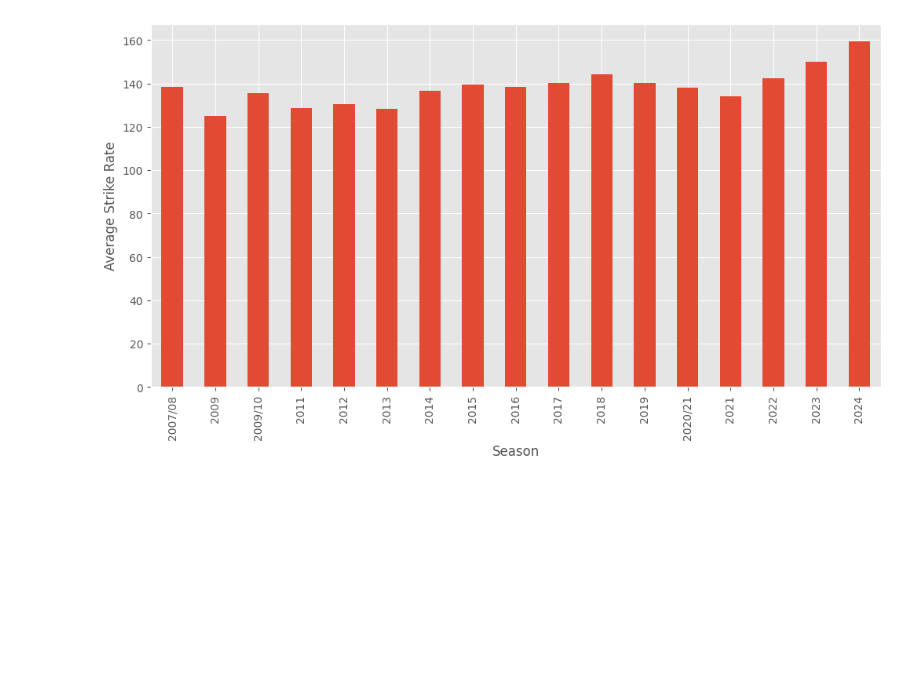
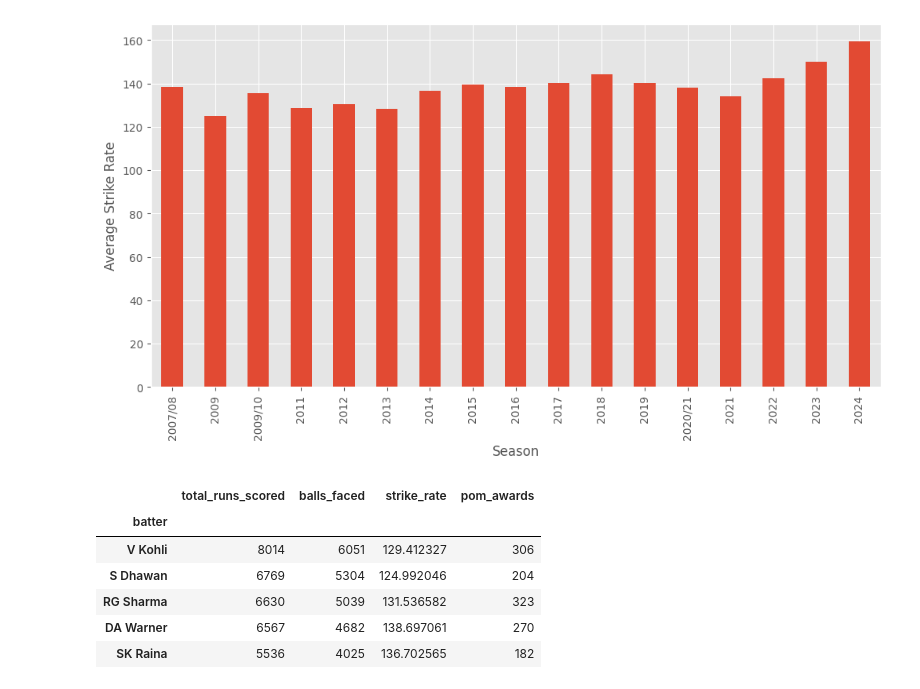
Before and after one commit to zish-s/IPL-EDA-Insights, a Jupyter notebook: IPL_data_analysis_and_insights.ipynb, the cells around one changed output. Saved outputs shown, nothing was run; the diff lists cells and outputs as text; code cells hidden in the pictures; blank space fills up the shorter version.

```diff
--- a/IPL_data_analysis_and_insights.ipynb
+++ b/IPL_data_analysis_and_insights.ipynb
@@ -291,0 +247,42 @@ plt.show()
+# %%
+#how likely a player with high avg_run and avg_strike_rate is to be pom
+deliveries_pom = pd.merge(deliveries_replace_with_season, matches[['id', 'player_of_match']], left_on='match_id', right_on='id', how='left')
+
+# Calculate runs and 'balls faced' by each player per season
+player_season_stats = deliveries_pom.groupby(['season', 'batter']).agg(
+    total_runs_scored=('batsman_runs', 'sum'),
+    balls_faced=('ball', lambda x: x[~deliveries_pom.loc[x.index, 'extras_type'].isin(['wides', 'noballs'])].count())
+).reset_index()
+
+# Calculate strike rate
+player_season_stats['strike_rate'] = (player_season_stats['total_runs_scored'] / player_season_stats['balls_faced']) * 100
+
+player_season_stats = player_season_stats[player_season_stats['total_runs_scored'] > 0]
+player_season_stats.dropna(subset=['strike_rate'], inplace=True) # Drop rows where strike_rate is NaN and remove 0 runs too
+
+# Count how many times a player became pom
+pom_counts = matches['player_of_match'].value_counts().reset_index()
+pom_counts.columns = ['batter', 'pom_awards']
+
+# Merge player season stats with player of the match counts
+# We'll merge a player's overall POM awards to their season-wise performance and create a new dataframe
+player_performance_with_pom = pd.merge(
+    player_season_stats, pom_counts, on='batter', how='left')
+
+player_performance_with_pom['pom_awards'] = player_performance_with_pom['pom_awards'].fillna(0).astype(int)
+
+df = player_performance_with_pom.groupby('batter').agg({
+    "total_runs_scored": "sum",
+    "balls_faced": "sum",
+    "strike_rate": "mean",
+    "pom_awards": "sum" })
+df.sort_values(by=["total_runs_scored"], ascending=[False], inplace=True)
+df.head()
+# %% [output]
+|  | total_runs_scored | balls_faced | strike_rate | pom_awards |
+| batter |  |  |  |  |
+| V Kohli | 8014 | 6051 | 129.412327 | 306 |
+| S Dhawan | 6769 | 5304 | 124.992046 | 204 |
+| RG Sharma | 6630 | 5039 | 131.536582 | 323 |
+| DA Warner | 6567 | 4682 | 138.697061 | 270 |
+| SK Raina | 5536 | 4025 | 136.702565 | 182 |
```
Also changed, not shown: parts of 20 cells of this notebook.
